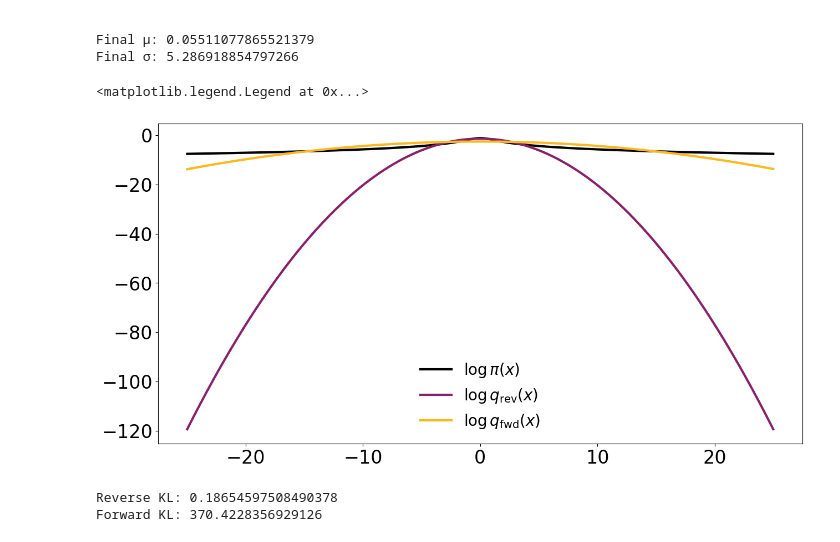
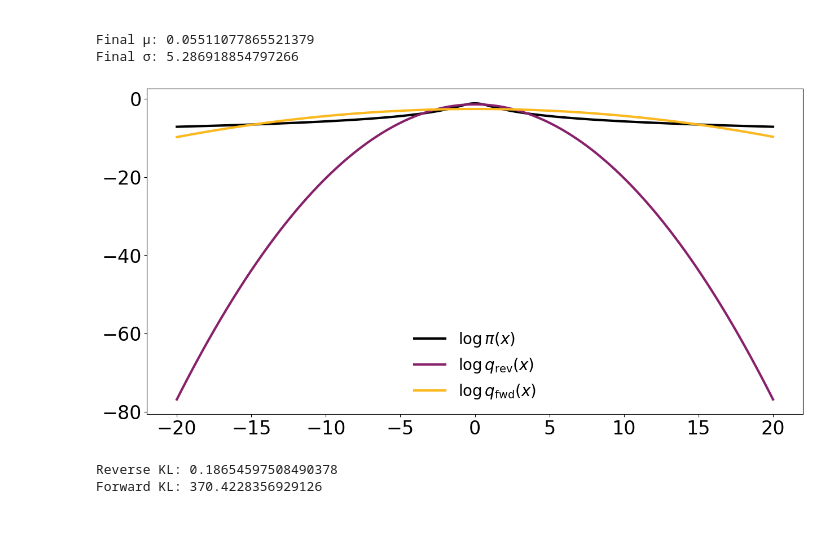
Before and after one commit to giankdiluvi/vi-ci-calibration, a Jupyter notebook: src/cauchy.ipynb, the cells around one changed output. Cells and saved outputs as stored; diff of their text form; code cells hidden in the pictures.

```diff
--- a/src/cauchy.ipynb
+++ b/src/cauchy.ipynb
@@ -8,6 +8,7 @@ import scipy.stats as stats
 plt.rcParams.update({'figure.max_open_warning': 0})
 plt.rcParams["figure.figsize"]=15,7.5
 plt.rcParams.update({'font.size': 24})
+figpath='../doc/fig/'
 # %%
 # auxiliary functions
 def kl(lq,lp,randq,B=1000):
@@ -145,14 +146,14 @@ fwd_lsigma=fwd_lsigmas[-1]
 fwd_lq = lambda x : lq(x,fwd_mu,fwd_lsigma)
 fwd_randq = lambda B : fwd_mu+np.exp(fwd_lsigma)*np.random.randn(B)
 # %%
-lsx=np.linspace(-25,25,1000)
+lsx=np.linspace(-20,20,1000)
 plt.plot(lsx,lp(lsx),c="black", label=r'$\log\pi(x)$',lw=3)
 plt.plot(lsx,rev_lq(lsx),c='#87216BFF', label=r'$\log q_{\mathrm{rev}}(x)$',lw=3)
 plt.plot(lsx,fwd_lq(lsx),c='#FBB91FFF', label=r'$\log q_{\mathrm{fwd}}(x)$',lw=3)
 plt.legend(fontsize='small',frameon=False)
+plt.savefig(figpath + 'cauchy_logq.pdf', dpi=300, bbox_inches='tight')
 # %% [output]
-<matplotlib.legend.Legend at 0x...>
-[figure, old version]
+[figure, new version]
 # %%
 rev_kl=kl(rev_lq,lp,rev_randq,B=10000)
 fwd_kl=kl(lp,fwd_lq,randp,B=10000)
```
Also changed, not shown: parts of 2 cells of this notebook, 5 other files.
